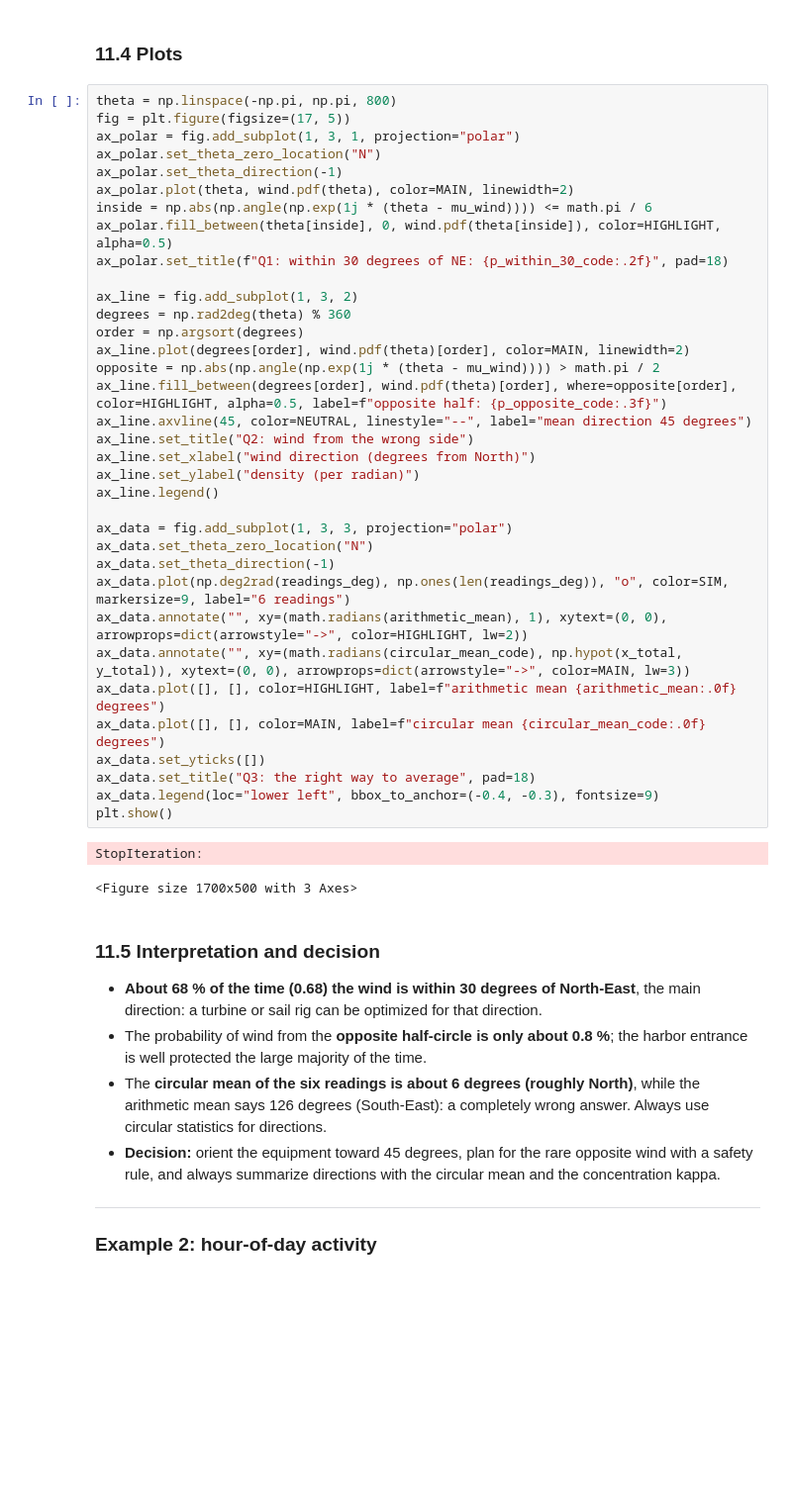
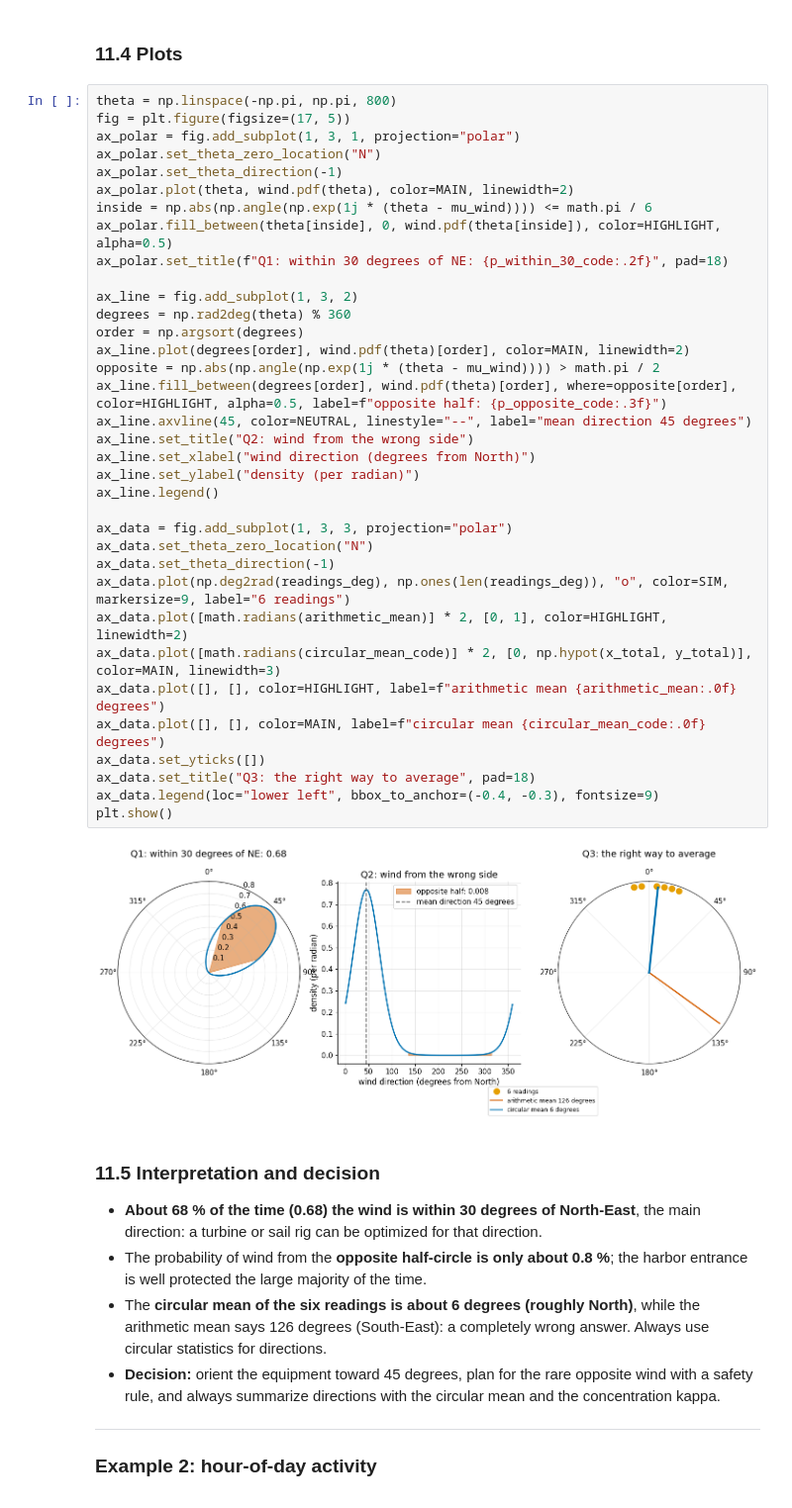
Before and after one commit to AhmedMostafaAttiaaa/distributions-irl, a Jupyter notebook: module_02_continuous/notebooks/02_09_von_mises.ipynb, the cells around one changed output. Shown at 99% size. Saved outputs shown, nothing was run; the diff lists cells and outputs as text; blank space fills up the shorter version.

```diff
--- a/module_02_continuous/notebooks/02_09_von_mises.ipynb
+++ b/module_02_continuous/notebooks/02_09_von_mises.ipynb
@@ -463,37 +462,36 @@ ax_polar = fig.add_subplot(1, 3, 1, projection="polar")
 ax_polar.set_theta_zero_location("N")
 ax_polar.set_theta_direction(-1)
 ax_polar.plot(theta, wind.pdf(theta), color=MAIN, linewidth=2)
 inside = np.abs(np.angle(np.exp(1j * (theta - mu_wind)))) <= math.pi / 6
 ax_polar.fill_between(theta[inside], 0, wind.pdf(theta[inside]), color=HIGHLIGHT, alpha=0.5)
 ax_polar.set_title(f"Q1: within 30 degrees of NE: {p_within_30_code:.2f}", pad=18)
 
 ax_line = fig.add_subplot(1, 3, 2)
 degrees = np.rad2deg(theta) % 360
 order = np.argsort(degrees)
 ax_line.plot(degrees[order], wind.pdf(theta)[order], color=MAIN, linewidth=2)
 opposite = np.abs(np.angle(np.exp(1j * (theta - mu_wind)))) > math.pi / 2
 ax_line.fill_between(degrees[order], wind.pdf(theta)[order], where=opposite[order], color=HIGHLIGHT, alpha=0.5, label=f"opposite half: {p_opposite_code:.3f}")
 ax_line.axvline(45, color=NEUTRAL, linestyle="--", label="mean direction 45 degrees")
 ax_line.set_title("Q2: wind from the wrong side")
 ax_line.set_xlabel("wind direction (degrees from North)")
 ax_line.set_ylabel("density (per radian)")
 ax_line.legend()
 
 ax_data = fig.add_subplot(1, 3, 3, projection="polar")
 ax_data.set_theta_zero_location("N")
 ax_data.set_theta_direction(-1)
 ax_data.plot(np.deg2rad(readings_deg), np.ones(len(readings_deg)), "o", color=SIM, markersize=9, label="6 readings")
-ax_data.annotate("", xy=(math.radians(arithmetic_mean), 1), xytext=(0, 0), arrowprops=dict(arrowstyle="->", color=HIGHLIGHT, lw=2))
-ax_data.annotate("", xy=(math.radians(circular_mean_code), np.hypot(x_total, y_total)), xytext=(0, 0), arrowprops=dict(arrowstyle="->", color=MAIN, lw=3))
+ax_data.plot([math.radians(arithmetic_mean)] * 2, [0, 1], color=HIGHLIGHT, linewidth=2)
+ax_data.plot([math.radians(circular_mean_code)] * 2, [0, np.hypot(x_total, y_total)], color=MAIN, linewidth=3)
 ax_data.plot([], [], color=HIGHLIGHT, label=f"arithmetic mean {arithmetic_mean:.0f} degrees")
 ax_data.plot([], [], color=MAIN, label=f"circular mean {circular_mean_code:.0f} degrees")
 ax_data.set_yticks([])
 ax_data.set_title("Q3: the right way to average", pad=18)
 ax_data.legend(loc="lower left", bbox_to_anchor=(-0.4, -0.3), fontsize=9)
 plt.show()
 # %% [output]
-StopIteration:
-<Figure size 1700x500 with 3 Axes>
+[figure, added]
 # %% [markdown]
 ### 11.5 Interpretation and decision
 - **About 68 % of the time (0.68) the wind is within 30 degrees of North-East**, the main direction: a turbine or sail rig can be optimized for that direction.
```
Also changed, not shown: parts of 2 cells of this notebook.
